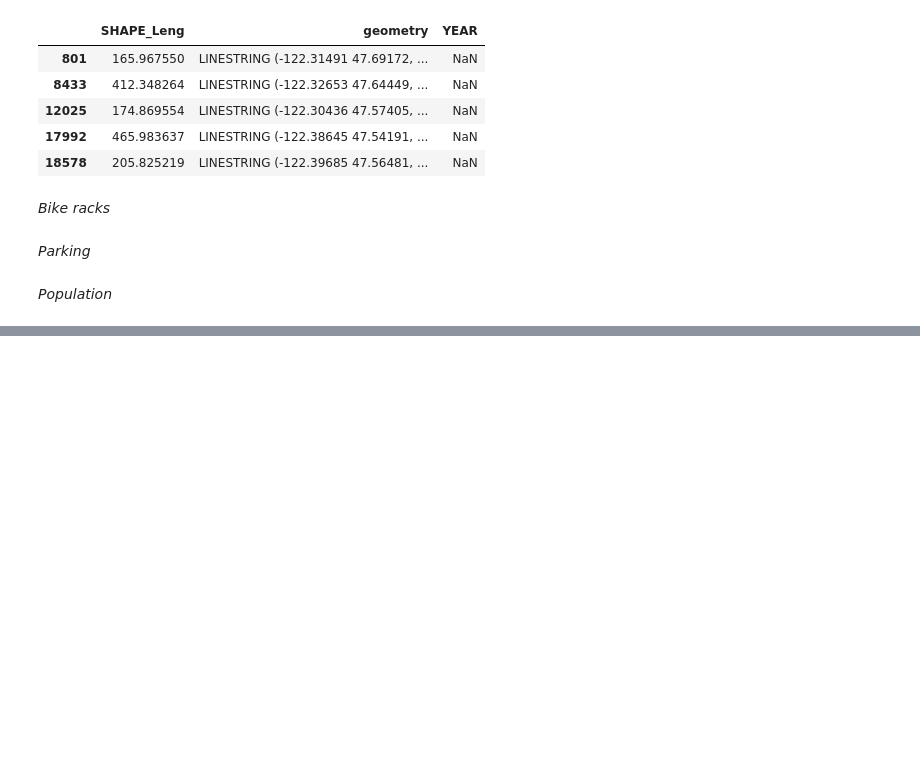
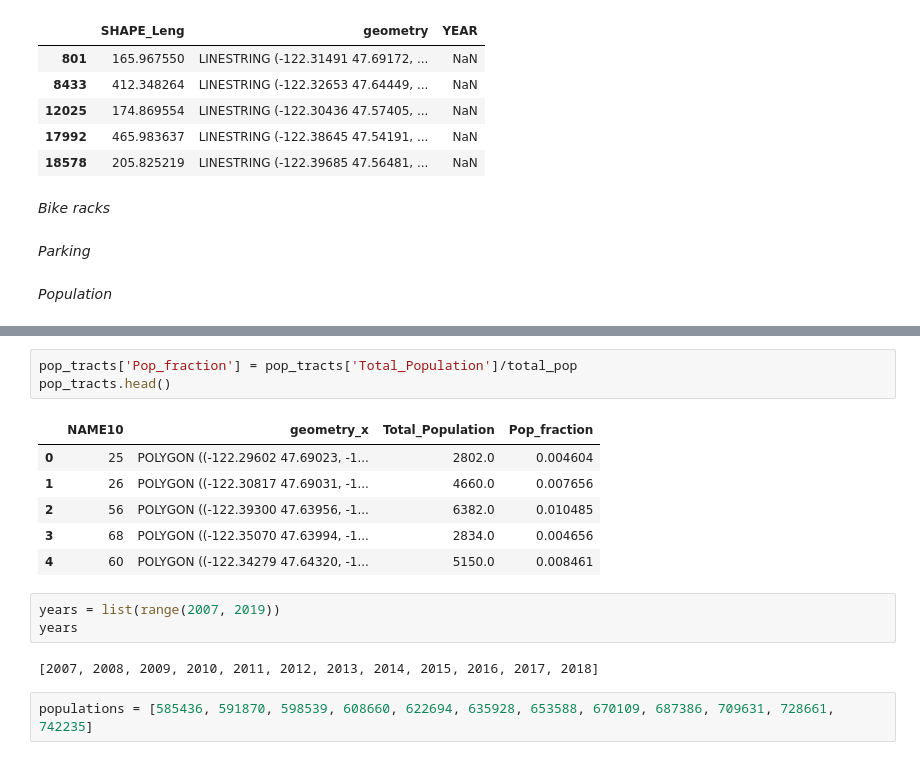
Before and after one commit to Greening-Seattle/Prediction, a Jupyter notebook: Prediction_GeoSegmentation.ipynb, the cells around one changed output, grey strips where cells are left out. Drawn from its saved outputs; the diff is of its cells as text; blank space fills up the shorter version.

```diff
--- a/Prediction_GeoSegmentation.ipynb
+++ b/Prediction_GeoSegmentation.ipynb
@@ -290,0 +291,17 @@ pop_tracts_3.plot(ax=ax, facecolor='blue', edgecolor='white')
+# %%
+pop_tracts['Pop_fraction'] = pop_tracts['Total_Population']/total_pop
+pop_tracts.head()
+# %% [output]
+|  | NAME10 | geometry_x | Total_Population | Pop_fraction |
+| 0 | 25 | POLYGON ((-122.29602 47.69023, -1... | 2802.0 | 0.004604 |
+| 1 | 26 | POLYGON ((-122.30817 47.69031, -1... | 4660.0 | 0.007656 |
+| 2 | 56 | POLYGON ((-122.39300 47.63956, -1... | 6382.0 | 0.010485 |
+| 3 | 68 | POLYGON ((-122.35070 47.63994, -1... | 2834.0 | 0.004656 |
+| 4 | 60 | POLYGON ((-122.34279 47.64320, -1... | 5150.0 | 0.008461 |
+# %%
+years = list(range(2007, 2019))
+years
+# %% [output]
+[2007, 2008, 2009, 2010, 2011, 2012, 2013, 2014, 2015, 2016, 2017, 2018]
+# %%
+populations = [585436, 591870, 598539, 608660, 622694, 635928, 653588, 670109, 687386, 709631, 728661, 742235]
```
Also changed, not shown: parts of 25 cells of this notebook.
